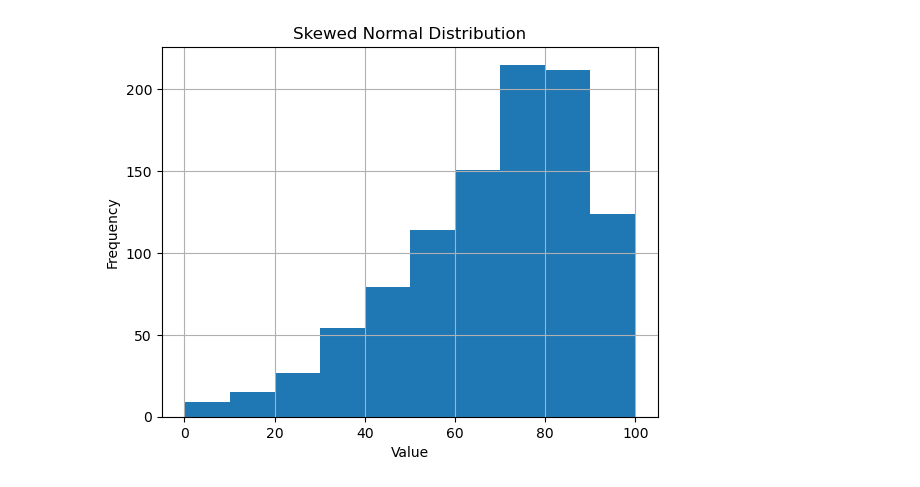
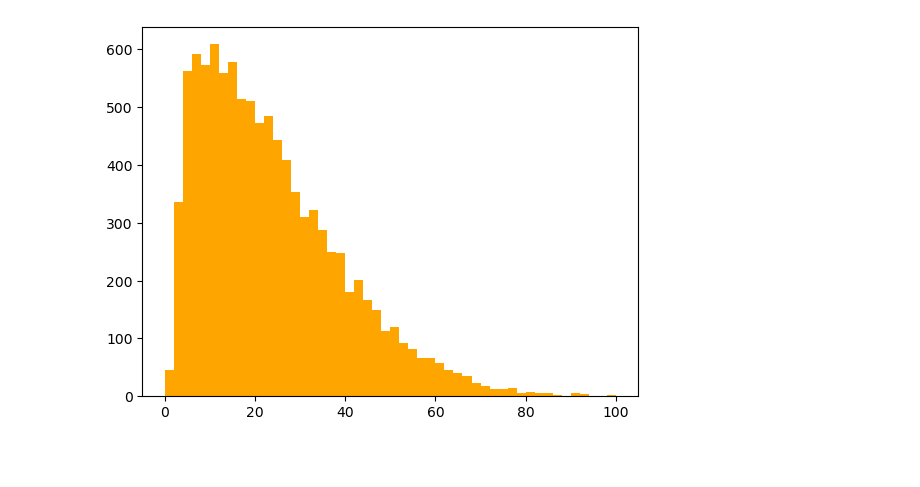
Before and after one commit to Maaz-x14/unsupervised-ml, a Jupyter notebook: skewed_to_gaussian.ipynb, the cells around one changed output. Saved outputs shown, nothing was run; the diff lists cells and outputs as text; code cells hidden in the pictures; blank space fills up the shorter version.

```diff
--- a/skewed_to_gaussian.ipynb
+++ b/skewed_to_gaussian.ipynb
@@ -1,26 +1,24 @@
 # %%
 from scipy.stats import skewnorm
 import matplotlib.pyplot as plt
 
 # Inputs
-numValues = 1000
+numValues = 10000
 maxValue = 100
-skewness = -10  # Negative values are left skewed, positive values are right skewed
+skewness = 20  # Negative values are left skewed, positive values are right skewedf
 
 # Generate random values
-values = skewnorm.rvs(a=skewness, loc=maxValue, size=numValues)
+random = skewnorm.rvs(a=skewness, loc=maxValue, size=numValues)
 
 # Normalize values
-values = values - min(values)       # Shift the set so the minimum value is zero
-values = values / max(values)       # Standardize values between 0 and 1
-values = values * maxValue          # Scale to desired range
+random = random - min(random)       # Shift the set so the minimum value is zero
+random = random / max(random)       # Standardize values between 0 and 1
+random = random * maxValue          # Scale to desired range
+
+x = random
 
 # Plot histogram to check skewness
-plt.hist(values)
-plt.title("Skewed Normal Distribution")
-plt.xlabel("Value")
-plt.ylabel("Frequency")
-plt.grid(True)
+plt.hist(x, bins=50, color='orange')
 plt.show()
 # %% [output]
-[figure, old version]
+[figure, new version]
```
Also changed, not shown: parts of 4 cells of this notebook, 9 other files.
